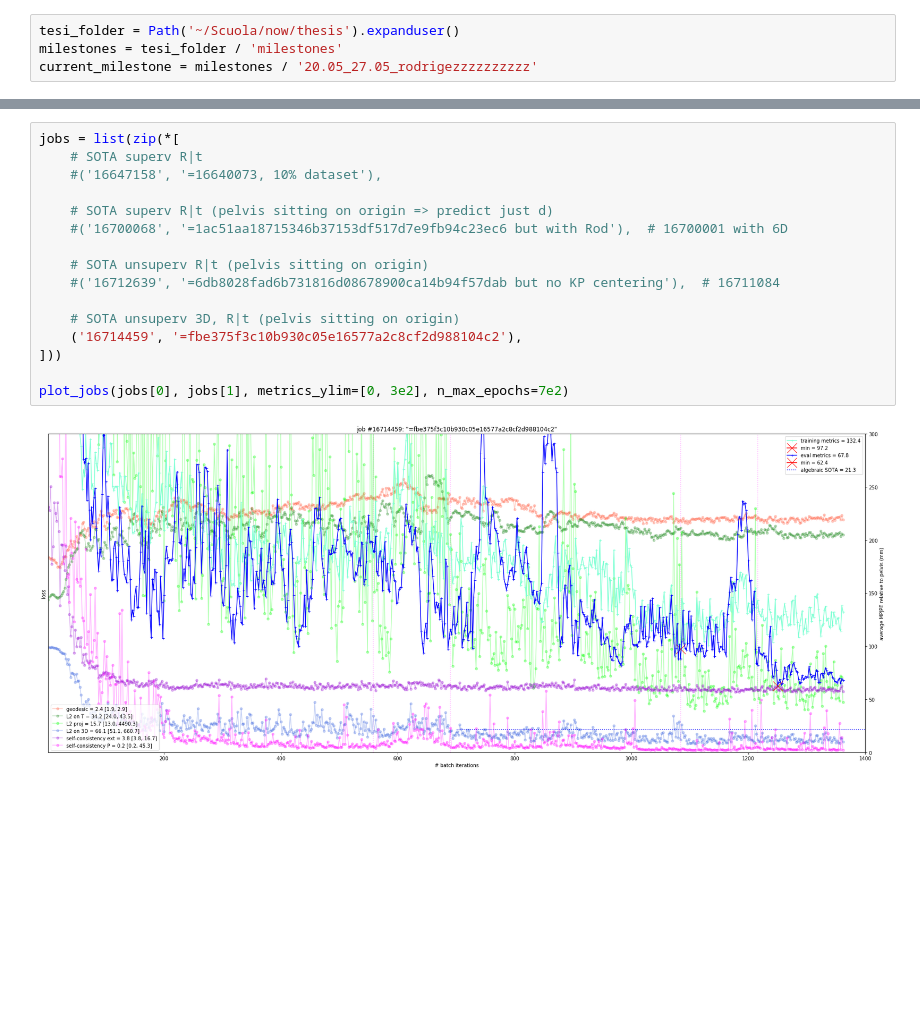
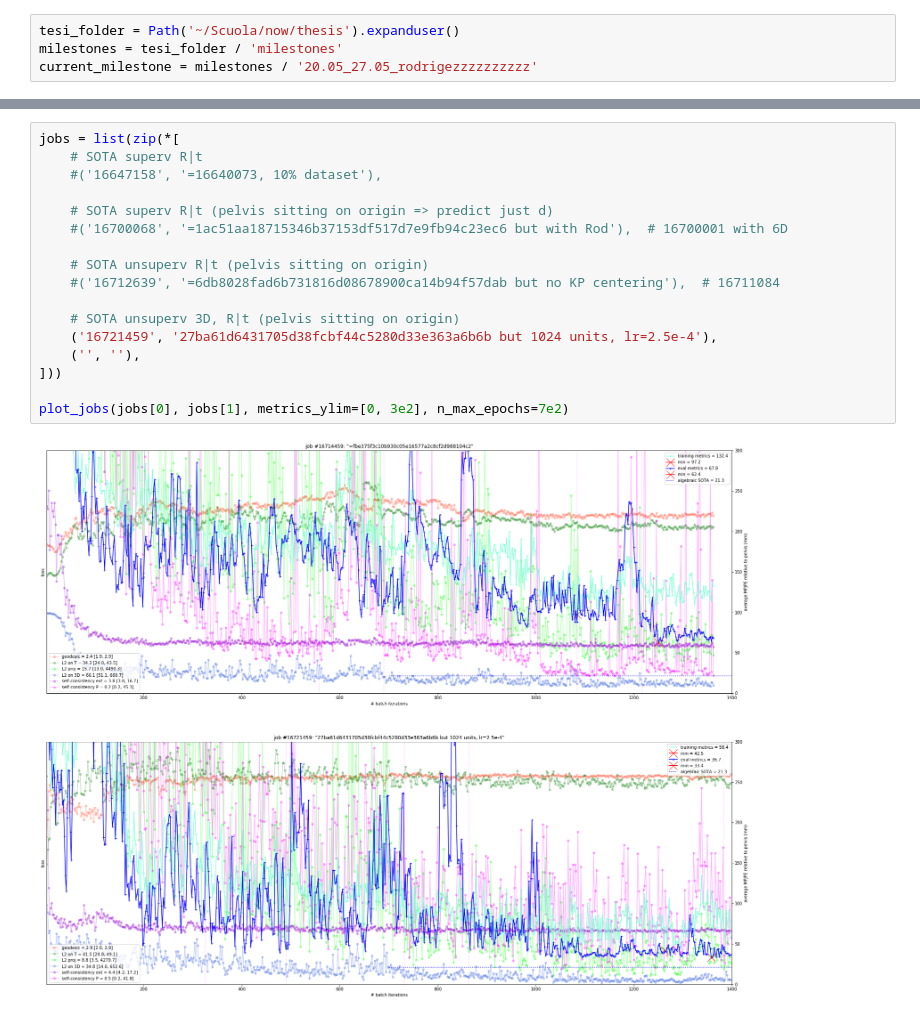
Before and after one commit to karfly/learnable-triangulation-pytorch, a Jupyter notebook: tom.ipynb, the cells around one changed output, grey strips where cells are left out. Drawn from its saved outputs; the diff is of its cells as text; blank space fills up the shorter version.

```diff
--- a/tom.ipynb
+++ b/tom.ipynb
@@ -58,18 +57,19 @@ def plot_jobs(jobs, titles, training_batch_size=8, metrics_ylim=[0, 1e2], n_max_
 # %%
 jobs = list(zip(*[
     # SOTA superv R|t
     #('16647158', '=16640073, 10% dataset'),
 
     # SOTA superv R|t (pelvis sitting on origin => predict just d)
     #('16700068', '=1ac51aa18715346b37153df517d7e9fb94c23ec6 but with Rod'),  # 16700001 with 6D
 
     # SOTA unsuperv R|t (pelvis sitting on origin)
     #('16712639', '=6db8028fad6b731816d08678900ca14b94f57dab but no KP centering'),  # 16711084
 
     # SOTA unsuperv 3D, R|t (pelvis sitting on origin)
-    ('16714459', '=fbe375f3c10b930c05e16577a2c8cf2d988104c2'),
+    ('16721459', '27ba61d6431705d38fcbf44c5280d33e363a6b6b but 1024 units, lr=2.5e-4'),
+    ('', ''),
 ]))
 
 plot_jobs(jobs[0], jobs[1], metrics_ylim=[0, 3e2], n_max_epochs=7e2)
 # %% [output]
-[figure, old version]
+[figure, new version]
```
Also changed, not shown: parts of 1 cell of this notebook, 3 other files.
